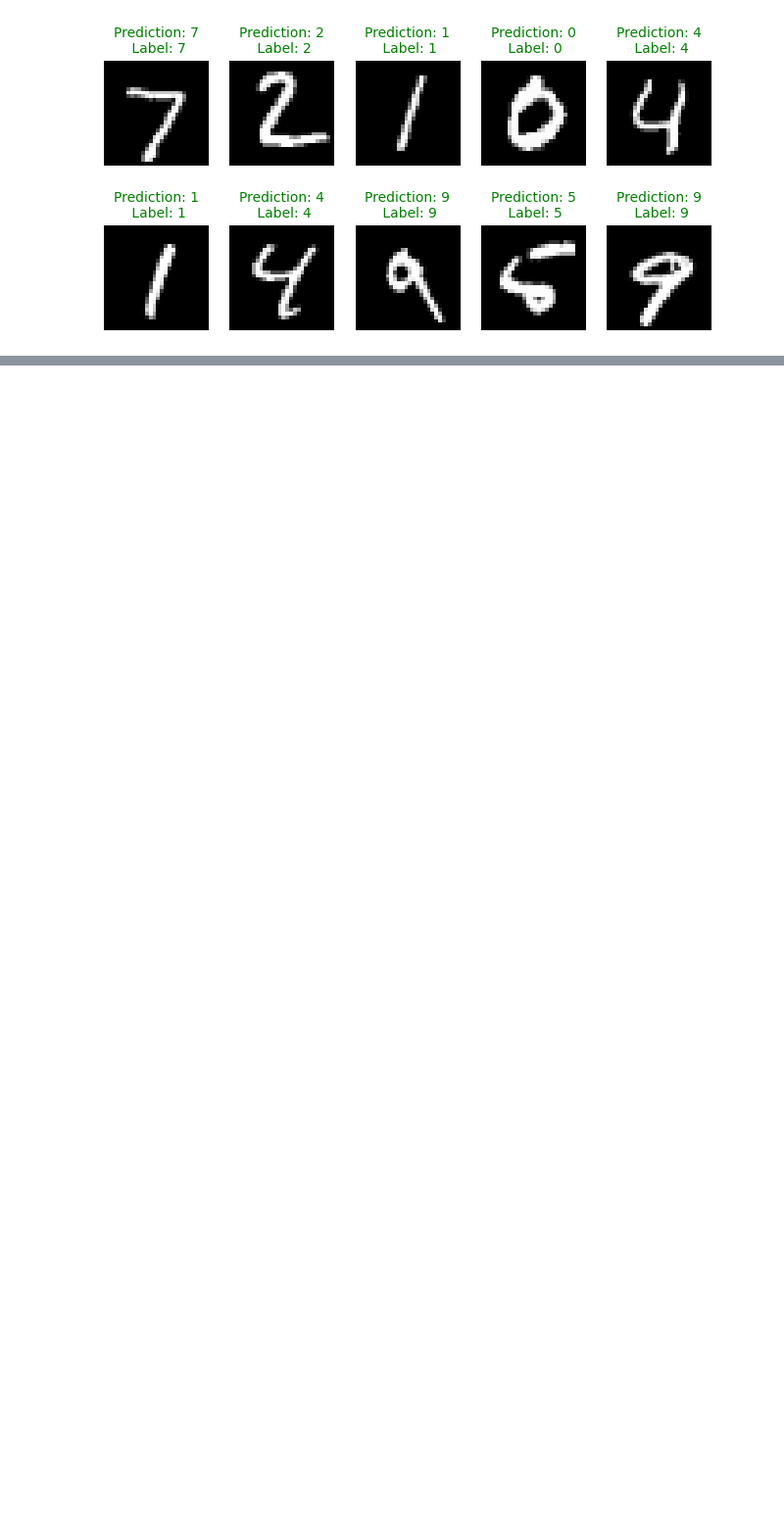
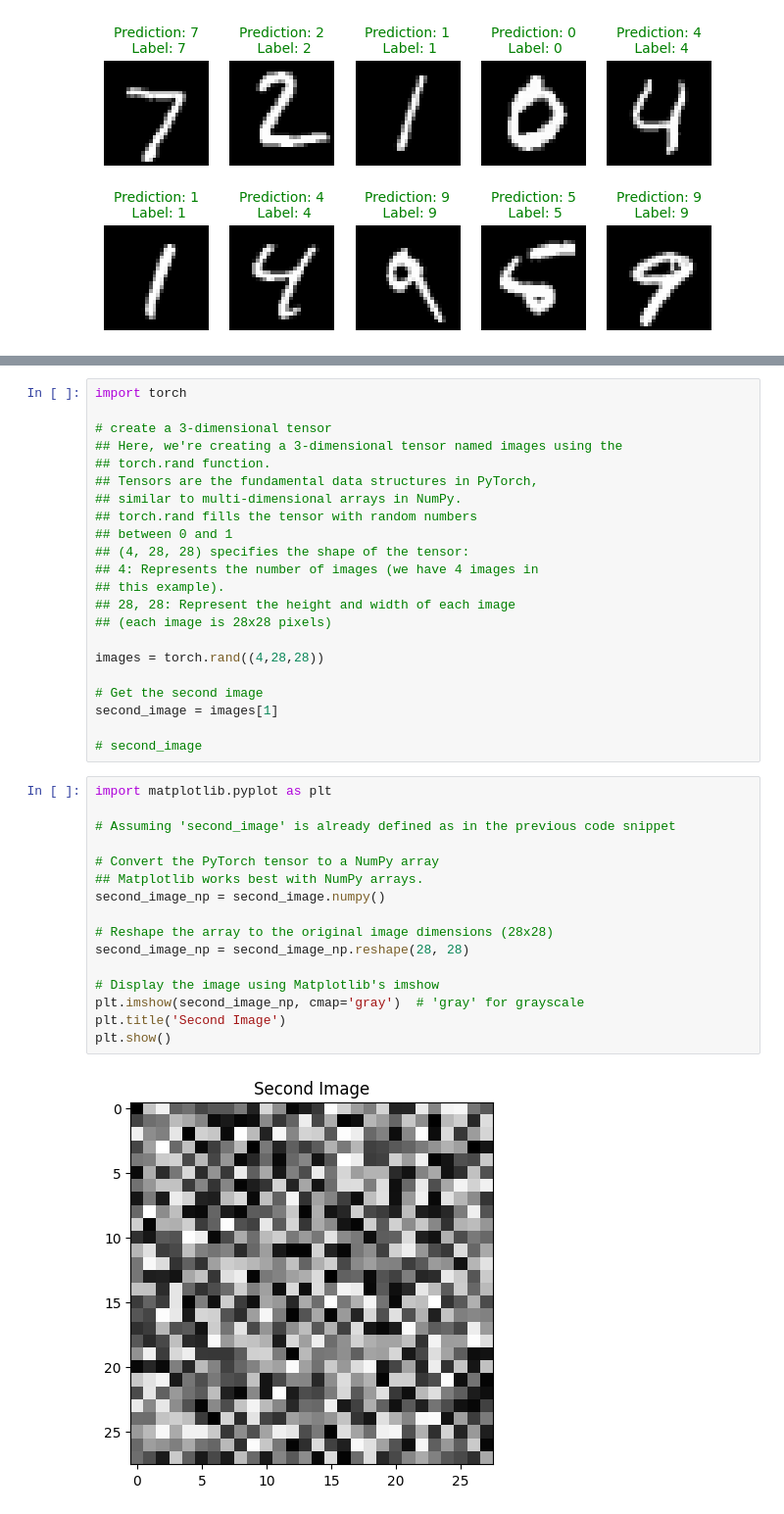
Before and after one commit to AuraFrizzati/foundations-gen-AI, a Jupyter notebook: 2_Deep_Learning_Fundamentals.ipynb, the cells around one changed output, grey strips where cells are left out. Shown at 98% size. Drawn from its saved outputs; the diff is of its cells as text; blank space fills up the shorter version.

```diff
--- a/2_Deep_Learning_Fundamentals.ipynb
+++ b/2_Deep_Learning_Fundamentals.ipynb
@@ -254,0 +290,40 @@ for index, (image, prediction, label) in enumerate(
+# %%
+import torch
+
+# create a 3-dimensional tensor
+## Here, we're creating a 3-dimensional tensor named images using the
+## torch.rand function.
+## Tensors are the fundamental data structures in PyTorch,
+## similar to multi-dimensional arrays in NumPy.
+## torch.rand fills the tensor with random numbers
+## between 0 and 1
+## (4, 28, 28) specifies the shape of the tensor:
+## 4: Represents the number of images (we have 4 images in
+## this example).
+## 28, 28: Represent the height and width of each image
+## (each image is 28x28 pixels)
+
+images = torch.rand((4,28,28))
+
+# Get the second image
+second_image = images[1]
+
+# second_image
+# %%
+import matplotlib.pyplot as plt
+
+# Assuming 'second_image' is already defined as in the previous code snippet
+
+# Convert the PyTorch tensor to a NumPy array
+## Matplotlib works best with NumPy arrays.
+second_image_np = second_image.numpy()
+
+# Reshape the array to the original image dimensions (28x28)
+second_image_np = second_image_np.reshape(28, 28)
+
+# Display the image using Matplotlib's imshow
+plt.imshow(second_image_np, cmap='gray')  # 'gray' for grayscale
+plt.title('Second Image')
+plt.show()
+# %% [output]
+[figure, added]
```
Also changed, not shown: parts of 5 cells of this notebook.
